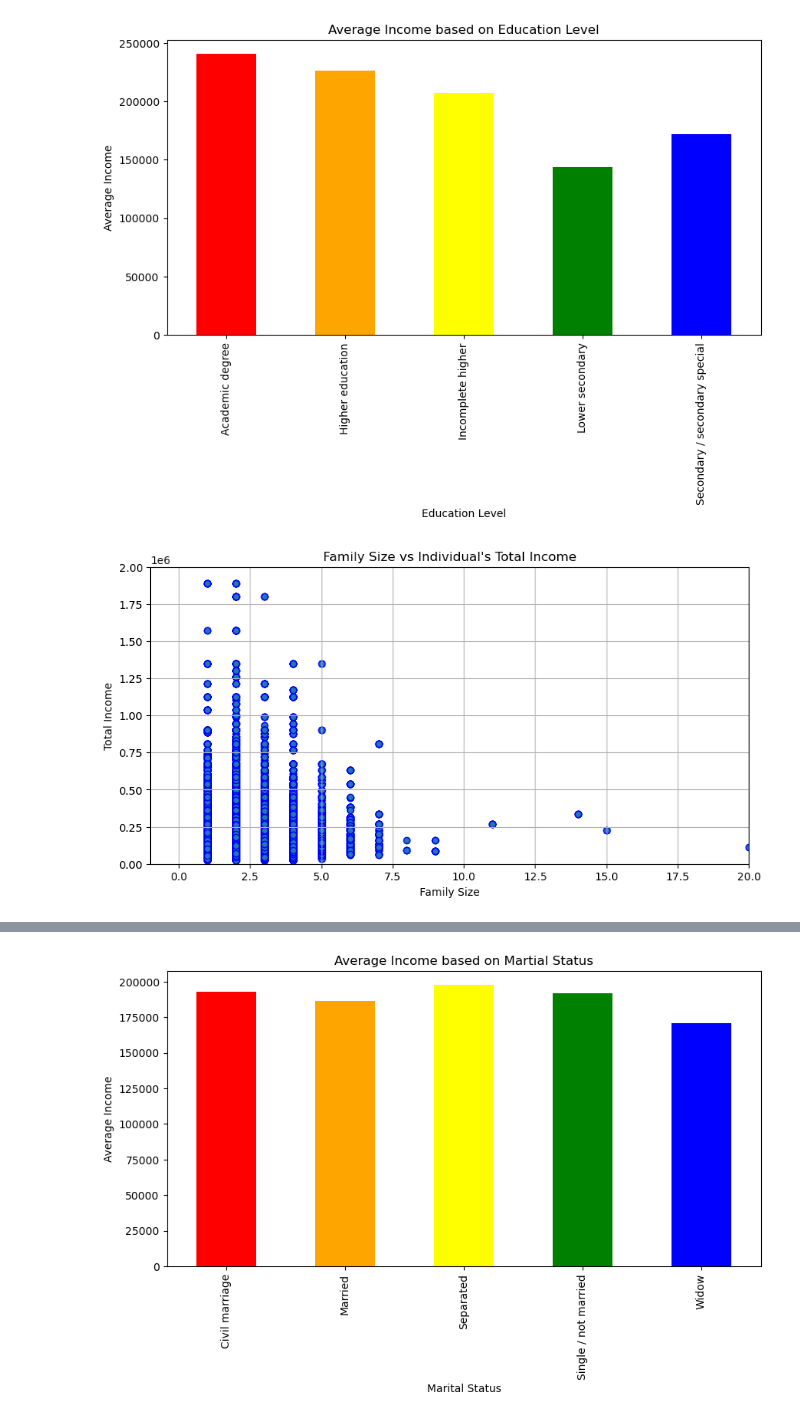
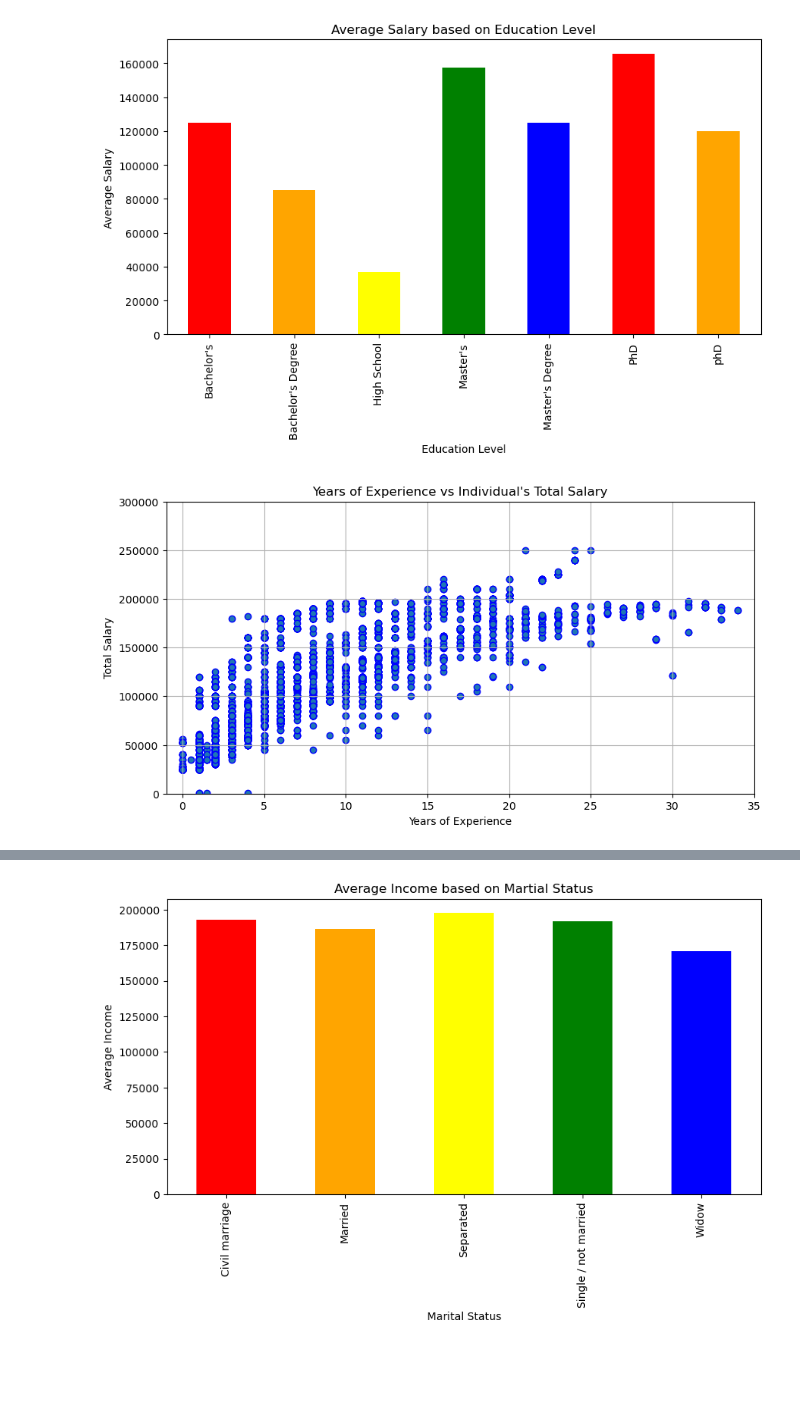
Before and after one commit to jbarbs44/Project4_Machine_Learning, a Jupyter notebook: Final 4/graph_notebook.ipynb, the cells around one changed output, grey strips where cells are left out. Saved outputs shown, nothing was run; the diff lists cells and outputs as text; code cells hidden in the pictures; blank space fills up the shorter version.

Commit message:
Updated Graphs for New Data

```diff
--- a/Final 4/graph_notebook.ipynb
+++ b/Final 4/graph_notebook.ipynb
@@ -5,6 +5,6 @@ import matplotlib.pyplot as plt
 from scipy.stats import linregress
 from scipy import stats
 # %%
-df = pd.read_csv("Resources/application_record.csv")
+df = pd.read_csv("Resources/Salary_Data_Based_country_and_race.csv")
 df.head(10)
 # %% [output]
@@ -31,0 +38,4 @@ df2 = df.rename(columns={'CODE_GENDER': 'GENDER',
+# %%
+df2 = df.drop(columns=["Unnamed: 0"])
+
+df2 = df2.dropna()
@@ -41,24 +67,24 @@ df2.head()
 # %%
-income_edu = df2.groupby(["EDUCATION LEVEL"])["TOTAL INCOME"].agg('mean')
+income_edu = df2.groupby(["Education Level"])["Salary"].agg('mean')
 ax = income_edu.plot(kind = "bar", color=['red', 'orange', 'yellow', 'green', 'blue'])
-ax.set_ylabel('Average Income')
+ax.set_ylabel('Average Salary')
 ax.set_xlabel("Education Level")
 plt.rcParams['figure.figsize'] = [10, 5]
-plt.title('Average Income based on Education Level')
+plt.title('Average Salary based on Education Level')
 plt.show()
 # %% [output]
-[figure, old version]
+[figure, new version]
 # %%
-plt.scatter(df2["FAMILY SIZE"], df2["TOTAL INCOME"], edgecolors= "b")
+plt.scatter(df2["Years of Experience"], df2["Salary"], edgecolors= "b")
 
 #Graph Properties
-plt.title("Family Size vs Individual's Total Income")
-plt.xlabel("Family Size")
-plt.ylabel("Total Income")
-plt.xlim(-1,20)
-plt.ylim(0,2000000)
+plt.title("Years of Experience vs Individual's Total Salary")
+plt.xlabel("Years of Experience")
+plt.ylabel("Total Salary")
+plt.xlim(-1,35)
+plt.ylim(0,300000)
 plt.grid(True)
 
 plt.show()
 # %% [output]
-[figure, old version]
+[figure, new version]
```
Also changed, not shown: parts of 12 cells of this notebook.
